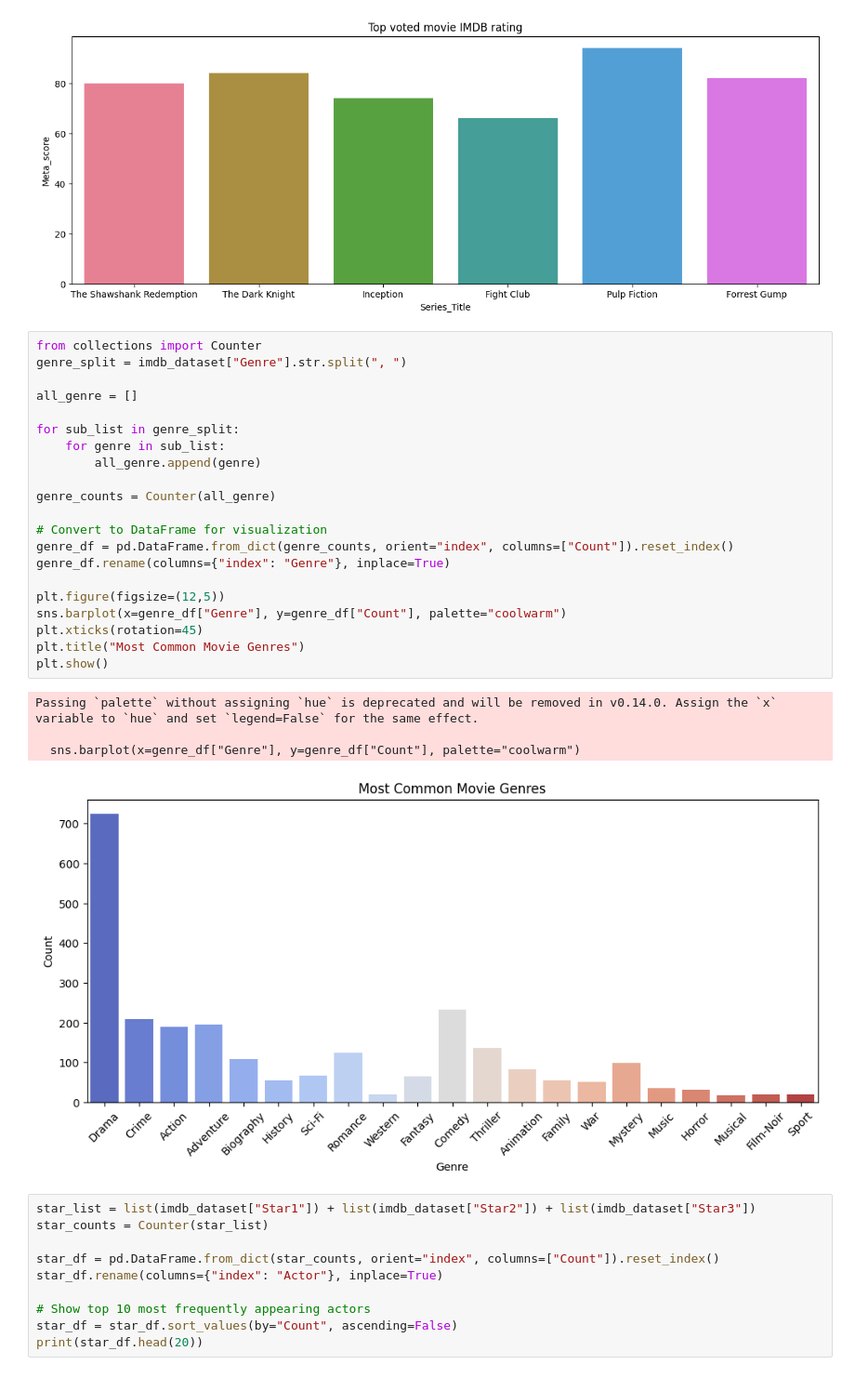
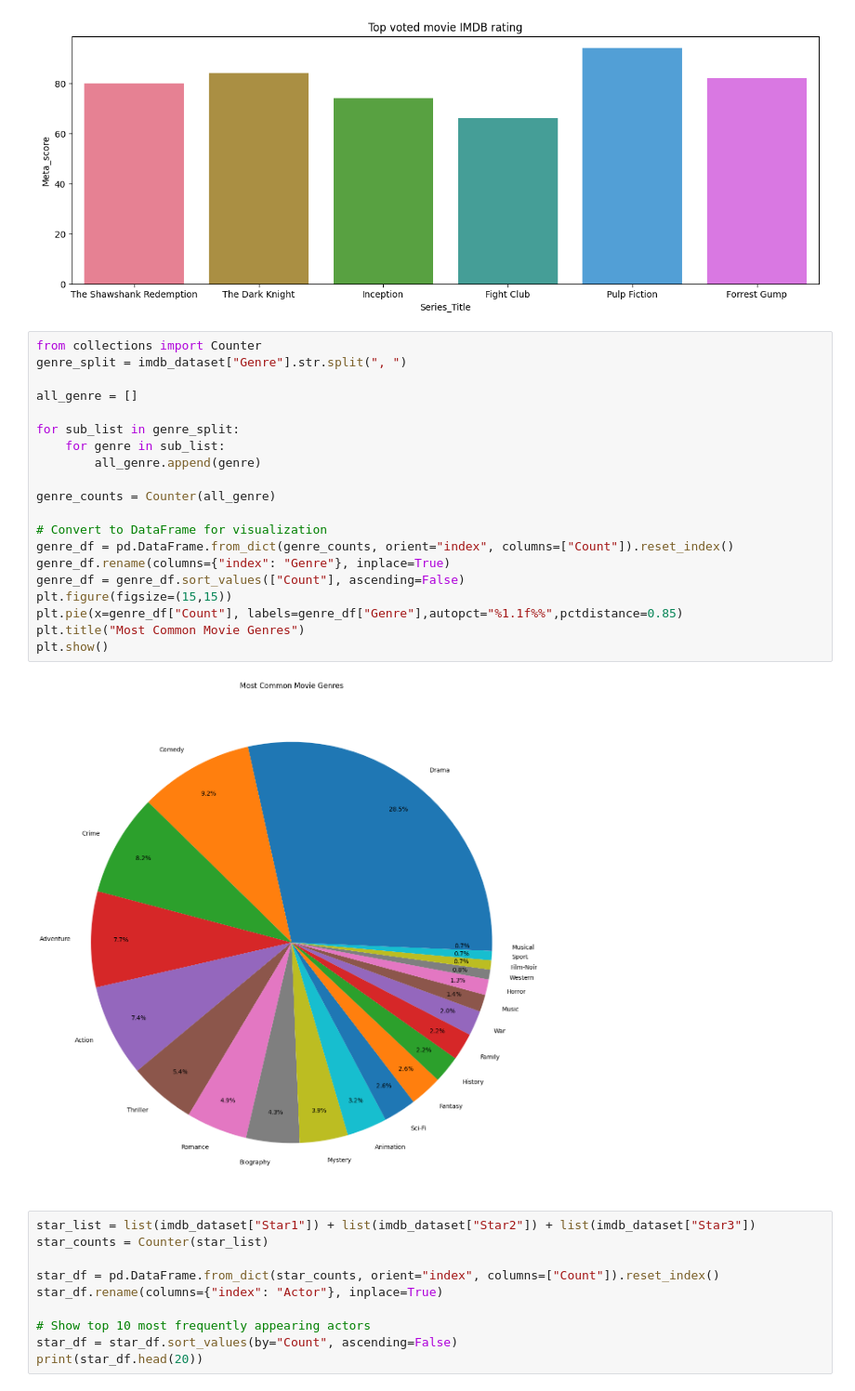
Before and after one commit to vqgquan/IMDB_movie_data_analysis_project, a Jupyter notebook: imdb_analysis.ipynb, the cells around one changed output. Shown: that part at 93% size. Cells and saved outputs as stored; diff of their text form.

```diff
--- a/imdb_analysis.ipynb
+++ b/imdb_analysis.ipynb
@@ -154,29 +176,25 @@ sns.barplot(x=top_voted["Series_Title"][:6], y=top_voted["Meta_score"][:6], hue=
 # %%
 from collections import Counter
 genre_split = imdb_dataset["Genre"].str.split(", ")
 
 all_genre = []
 
 for sub_list in genre_split:
     for genre in sub_list:
         all_genre.append(genre)
 
 genre_counts = Counter(all_genre)
 
 # Convert to DataFrame for visualization
 genre_df = pd.DataFrame.from_dict(genre_counts, orient="index", columns=["Count"]).reset_index()
 genre_df.rename(columns={"index": "Genre"}, inplace=True)
-
-plt.figure(figsize=(12,5))
-sns.barplot(x=genre_df["Genre"], y=genre_df["Count"], palette="coolwarm")
-plt.xticks(rotation=45)
+genre_df = genre_df.sort_values(["Count"], ascending=False)
+plt.figure(figsize=(15,15))
+plt.pie(x=genre_df["Count"], labels=genre_df["Genre"],autopct="%1.1f%%",pctdistance=0.85)
 plt.title("Most Common Movie Genres")
 plt.show()
 # %% [output]
-Passing `palette` without assigning `hue` is deprecated and will be removed in v0.14.0. Assign the `x` variable to `hue` and set `legend=False` for the same effect.
-
-  sns.barplot(x=genre_df["Genre"], y=genre_df["Count"], palette="coolwarm")
-[figure, old version]
+[figure, new version]
 # %%
 star_list = list(imdb_dataset["Star1"]) + list(imdb_dataset["Star2"]) + list(imdb_dataset["Star3"])
 star_counts = Counter(star_list)
```
Also changed, not shown: parts of 5 cells of this notebook.
